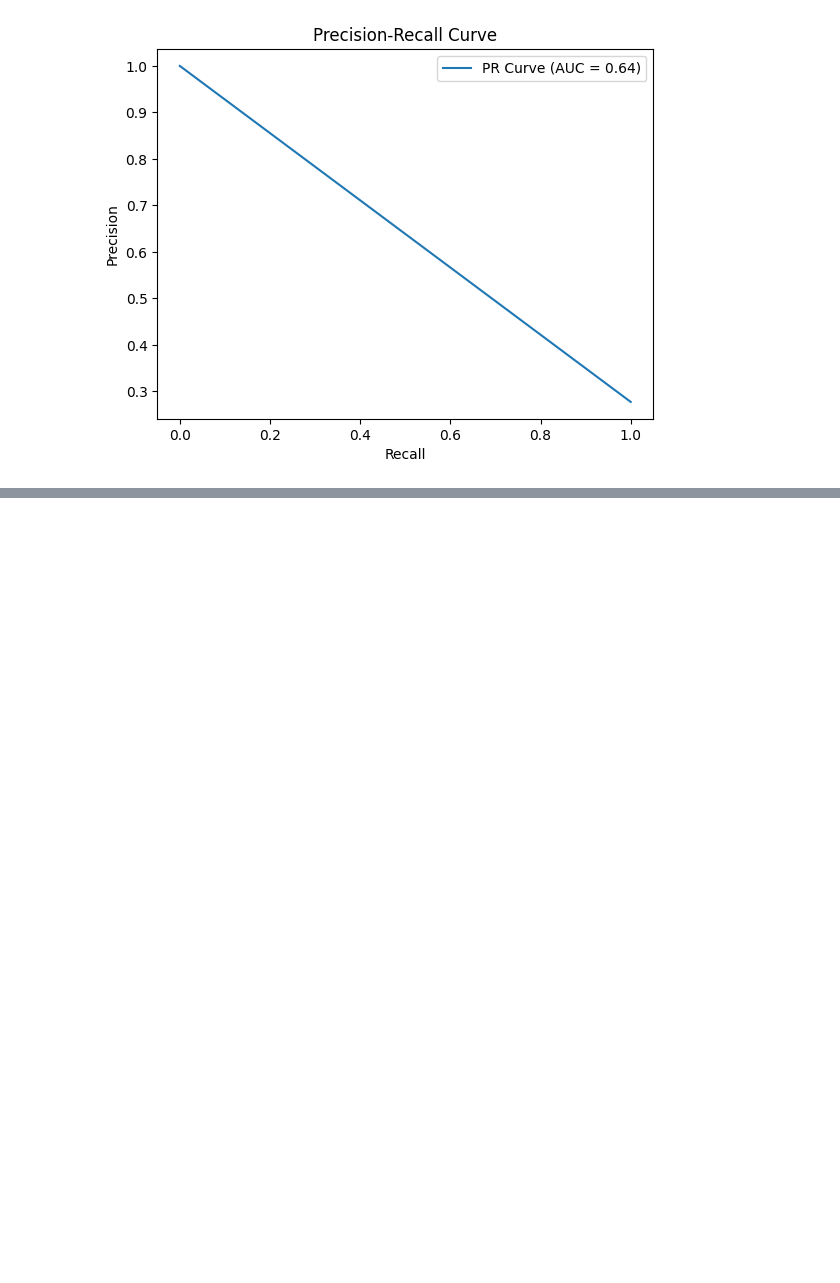
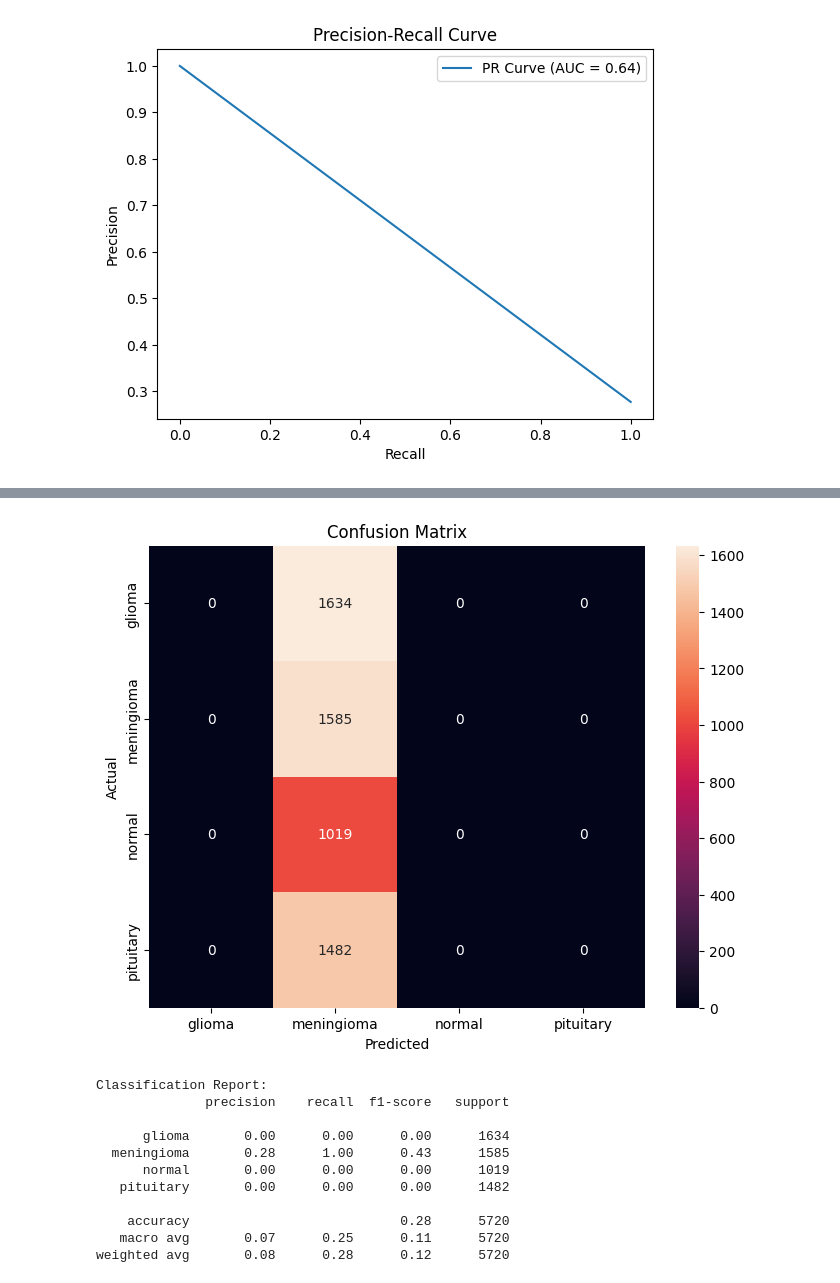
Before and after one commit to Abhinand2082/MCA-Lab-Experiments, a Jupyter notebook: Main Project/brain-tumor-classification.ipynb, the cells around one changed output, grey strips where cells are left out. Cells and saved outputs as stored; diff of their text form; code cells hidden in the pictures; blank space fills up the shorter version.

```diff
--- a/Main Project/brain-tumor-classification.ipynb
+++ b/Main Project/brain-tumor-classification.ipynb
@@ -808,0 +819,8 @@ plt.show()
+# %%
+from tensorflow.keras.applications import EfficientNetB0
+
+# Load EfficientNetB0 with pre-trained weights, without the top layers
+base_model = EfficientNetB0(weights='imagenet', include_top=False, input_shape=(img_size, img_size, 3))
+
+# Freeze the base model layers so they are not trainable
+base_model.trainable = False
@@ -808,0 +941,22 @@ plt.show()
+# %%
+from tensorflow.keras.preprocessing.image import ImageDataGenerator
+
+# Assuming your test set is in 'Dataset/Testing' folder, set the path
+test_dir = '/kaggle/input/Brain_Tumor_Multiclass_Dataset/Validation'
+
+# Image data generator for test images
+test_datagen = ImageDataGenerator(rescale=1./255)
+
+# Test data generator
+test_generator = test_datagen.flow_from_directory(
+    test_dir,
+    target_size=(img_size, img_size),
+    batch_size=32,
+    class_mode='categorical',
+    shuffle=False
+)
+
+# Generate predictions
+Y_pred = model.predict(test_generator)
+y_pred = np.argmax(Y_pred, axis=1)
+y_true = test_generator.classes
@@ -808,0 +966,28 @@ plt.show()
+# %%
+# Confusion Matrix
+cm = confusion_matrix(y_true, y_pred)
+
+# Plotting confusion matrix
+plt.figure(figsize=(8, 6))
+sns.heatmap(cm, annot=True, fmt="d", cmap="rocket", xticklabels=test_generator.class_indices.keys(), yticklabels=test_generator.class_indices.keys())
+plt.ylabel('Actual')
+plt.xlabel('Predicted')
+plt.title('Confusion Matrix')
+plt.show()
+
+# Classification report
+print("Classification Report:")
+print(classification_report(y_true, y_pred, target_names=test_generator.class_indices.keys()))
+# %% [output]
+[figure, added]
+Classification Report:
+              precision    recall  f1-score   support
+
+      glioma       0.00      0.00      0.00      1634
+  meningioma       0.28      1.00      0.43      1585
+      normal       0.00      0.00      0.00      1019
+   pituitary       0.00      0.00      0.00      1482
+
+    accuracy                           0.28      5720
+   macro avg       0.07      0.25      0.11      5720
+weighted avg       0.08      0.28      0.12      5720
```
Also changed, not shown: parts of 35 cells of this notebook.
